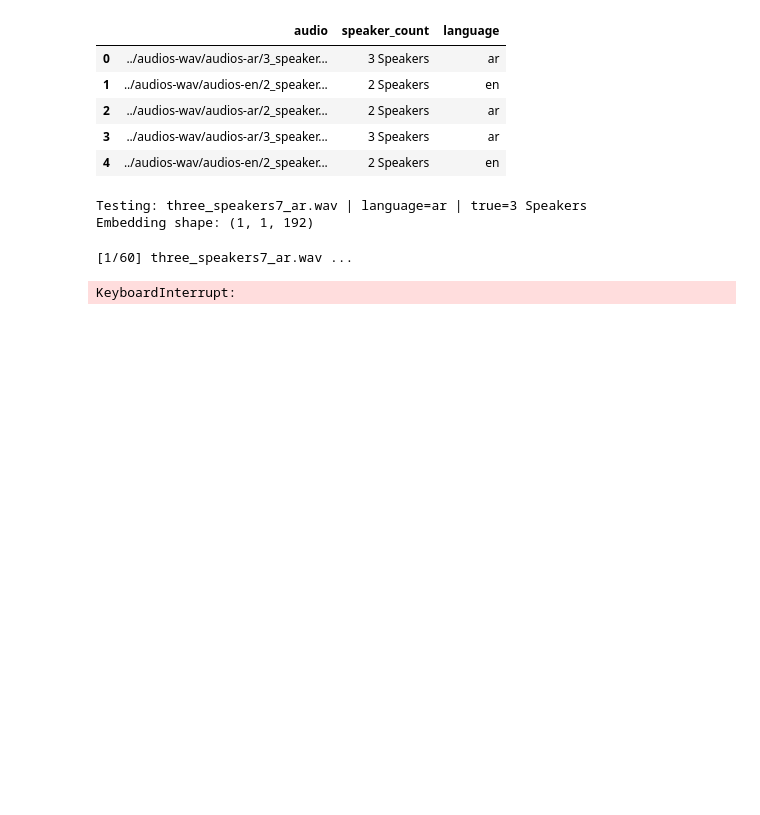
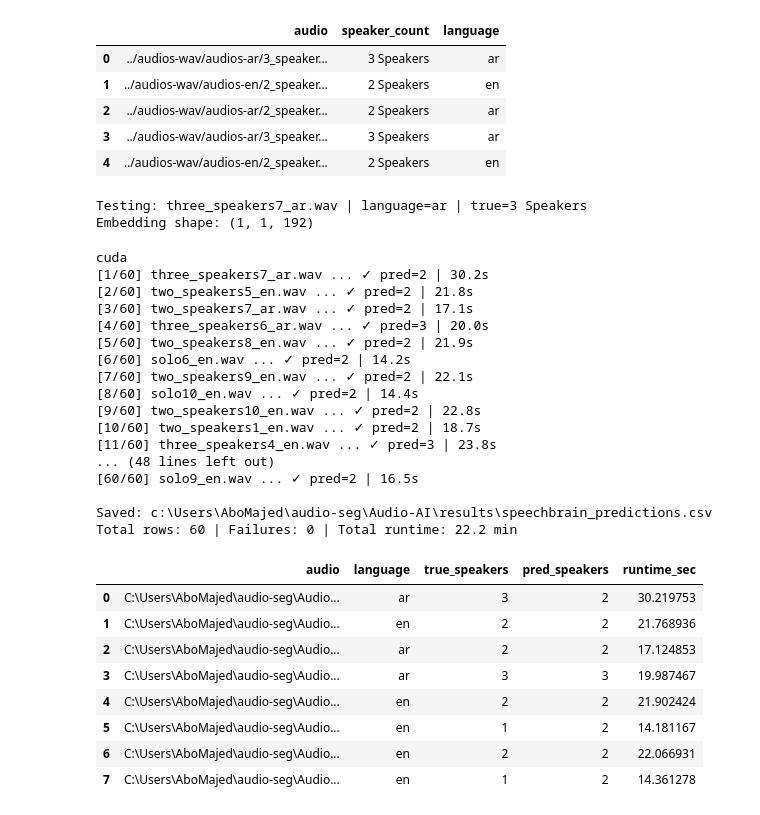
Before and after one commit to SaudNJMH/Audio-AI, a Jupyter notebook: notebooks/02_speechbrain.ipynb, the cells around one changed output. Drawn from its saved outputs; the diff is of its cells as text; code cells hidden in the pictures; blank space fills up the shorter version.

```diff
--- a/notebooks/02_speechbrain.ipynb
+++ b/notebooks/02_speechbrain.ipynb
@@ -58,6 +58,8 @@ import pandas as pd
 import torch, torchaudio
 from sklearn.cluster import AgglomerativeClustering
 from sklearn.metrics import silhouette_score
+device = torch.device("cuda" if torch.cuda.is_available() else "cpu")
+print(device)
 
 RESULTS_DIR = (Path.cwd().parents[0] / "results") if Path.cwd().name == "notebooks" else (Path.cwd() / "results")
 RESULTS_DIR.mkdir(parents=True, exist_ok=True)
@@ -136,35 +138,59 @@ for idx, r in df.iterrows():
         embs = embed_chunks(wav, win_s=1.5, hop_s=0.75)
         if embs is None or len(embs) < 2:
             pred = 1
             status = "✓ short→pred=1"
         else:
             pred = choose_k(embs, ks=(1,2,3))
             status = f"✓ pred={pred}"
     except Exception as e:
         pred = np.nan
         failures += 1
         status = f"✗ failed ({e})"
     dt = time.time() - t0
 
     print(f"{status} | {dt:.1f}s")
 
     rows.append({
         "audio": str(audio_path),
         "language": r["language"],
         "true_speakers": true_count(r["speaker_count"]),
         "pred_speakers": pred,
         "runtime_sec": dt,
     })
 
 sb_df = pd.DataFrame(rows)
 sb_df.to_csv(OUT_CSV_SB, index=False)
 
 print(f"\nSaved: {OUT_CSV_SB}")
 print(f"Total rows: {len(sb_df)} | Failures: {failures} | Total runtime: {(time.time()-t0_all)/60:.1f} min")
 sb_df.head(8)
 # %% [output]
-[1/60] three_speakers7_ar.wav ...
+cuda
+[1/60] three_speakers7_ar.wav ... ✓ pred=2 | 30.2s
+[2/60] two_speakers5_en.wav ... ✓ pred=2 | 21.8s
+[3/60] two_speakers7_ar.wav ... ✓ pred=2 | 17.1s
+[4/60] three_speakers6_ar.wav ... ✓ pred=3 | 20.0s
+[5/60] two_speakers8_en.wav ... ✓ pred=2 | 21.9s
+[6/60] solo6_en.wav ... ✓ pred=2 | 14.2s
+[7/60] two_speakers9_en.wav ... ✓ pred=2 | 22.1s
+[8/60] solo10_en.wav ... ✓ pred=2 | 14.4s
+[9/60] two_speakers10_en.wav ... ✓ pred=2 | 22.8s
+[10/60] two_speakers1_en.wav ... ✓ pred=2 | 18.7s
+[11/60] three_speakers4_en.wav ... ✓ pred=3 | 23.8s
+... (48 lines left out)
+[60/60] solo9_en.wav ... ✓ pred=2 | 16.5s
+
+Saved: c:\Users\AboMajed\audio-seg\Audio-AI\results\speechbrain_predictions.csv
+Total rows: 60 | Failures: 0 | Total runtime: 22.2 min
-KeyboardInterrupt:
+|  | audio | language | true_speakers | pred_speakers | runtime_sec |
+| 0 | C:\Users\AboMajed\audio-seg\Audio... | ar | 3 | 2 | 30.219753 |
+| 1 | C:\Users\AboMajed\audio-seg\Audio... | en | 2 | 2 | 21.768936 |
+| 2 | C:\Users\AboMajed\audio-seg\Audio... | ar | 2 | 2 | 17.124853 |
+| 3 | C:\Users\AboMajed\audio-seg\Audio... | ar | 3 | 3 | 19.987467 |
+| 4 | C:\Users\AboMajed\audio-seg\Audio... | en | 2 | 2 | 21.902424 |
+| 5 | C:\Users\AboMajed\audio-seg\Audio... | en | 1 | 2 | 14.181167 |
+| 6 | C:\Users\AboMajed\audio-seg\Audio... | en | 2 | 2 | 22.066931 |
+| 7 | C:\Users\AboMajed\audio-seg\Audio... | en | 1 | 2 | 14.361278 |
 # %%
 import pandas as pd, seaborn as sns, matplotlib.pyplot as plt
 from sklearn.metrics import accuracy_score, precision_score, recall_score, f1_score, confusion_matrix, classification_report
```
Also changed, not shown: parts of 1 cell of this notebook, 3 other files.
